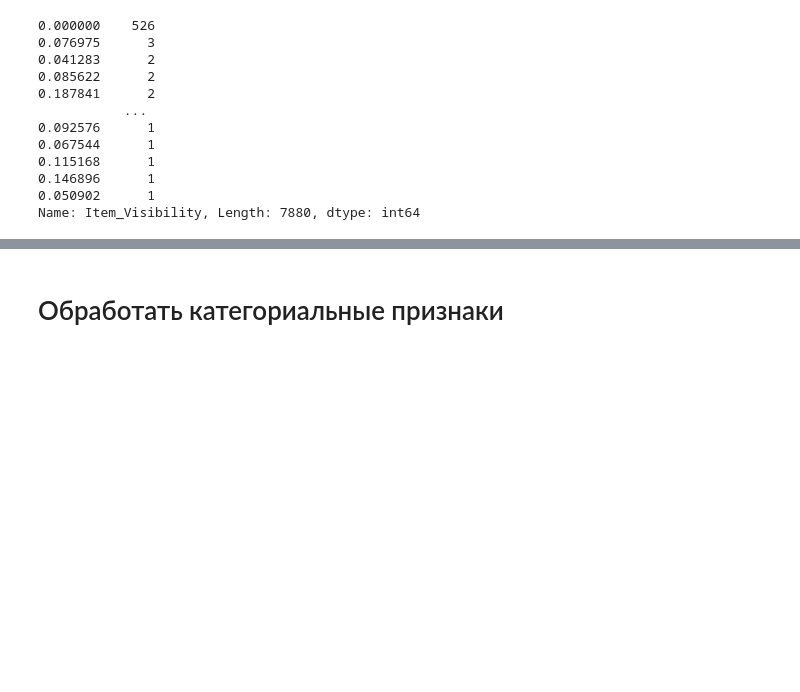
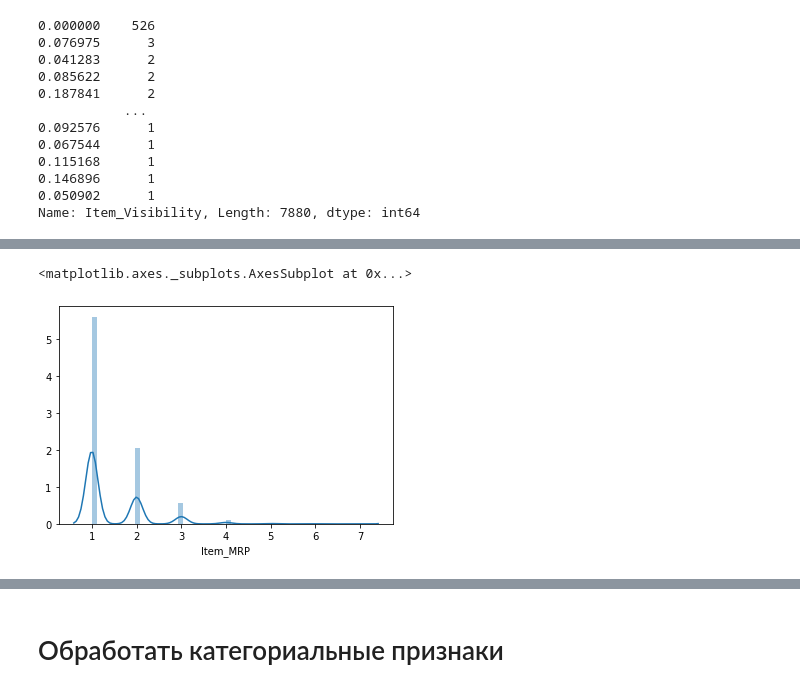
Before and after one commit to HeliosBI/AML_diploma_pre_1, a Jupyter notebook: diploma_pre_1.ipynb, the cells around one changed output, grey strips where cells are left out. Saved outputs shown, nothing was run; the diff lists cells and outputs as text; code cells hidden in the pictures; blank space fills up the shorter version.

```diff
--- a/diploma_pre_1.ipynb
+++ b/diploma_pre_1.ipynb
@@ -141,0 +236,5 @@ Name: Item_Identifier, Length: 1559, dtype: int64
+# %%
+sns.distplot(data.Item_MRP.value_counts())
+# %% [output]
+<matplotlib.axes._subplots.AxesSubplot at 0x...>
+[figure, added]
```
Also changed, not shown: parts of 21 cells of this notebook.
